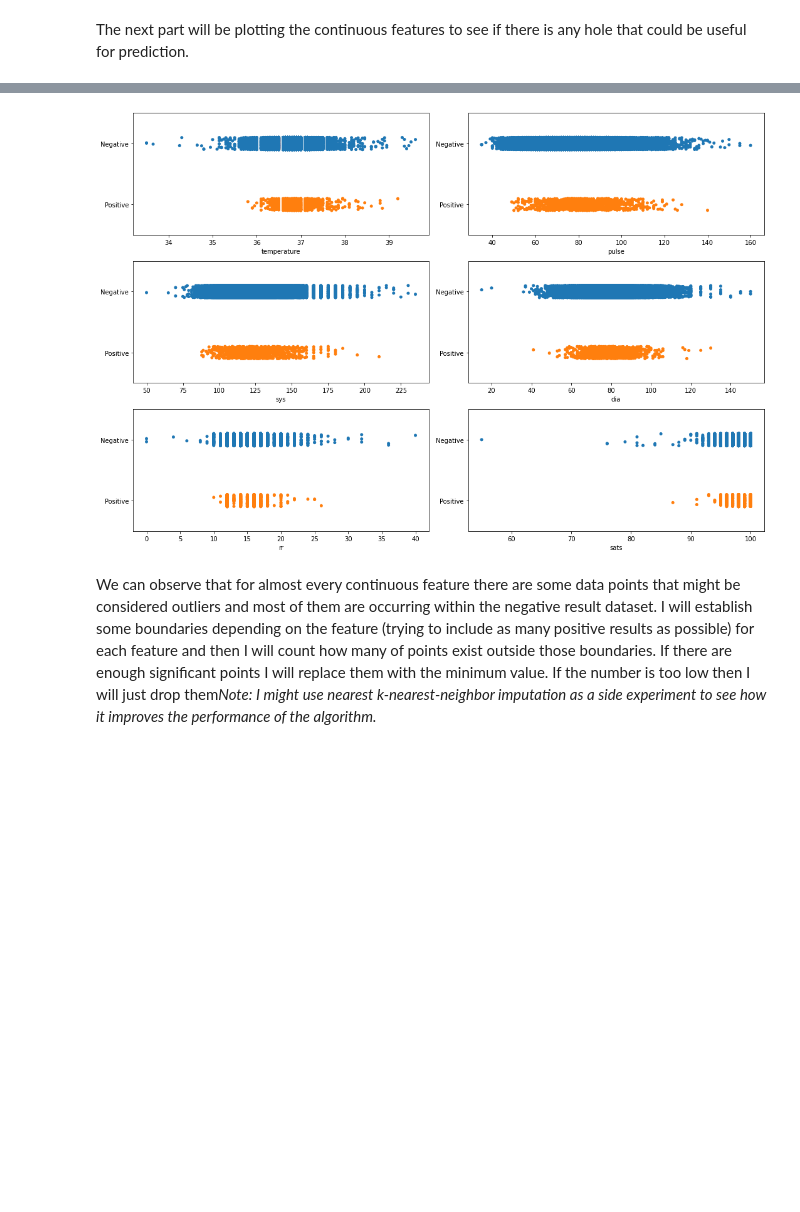
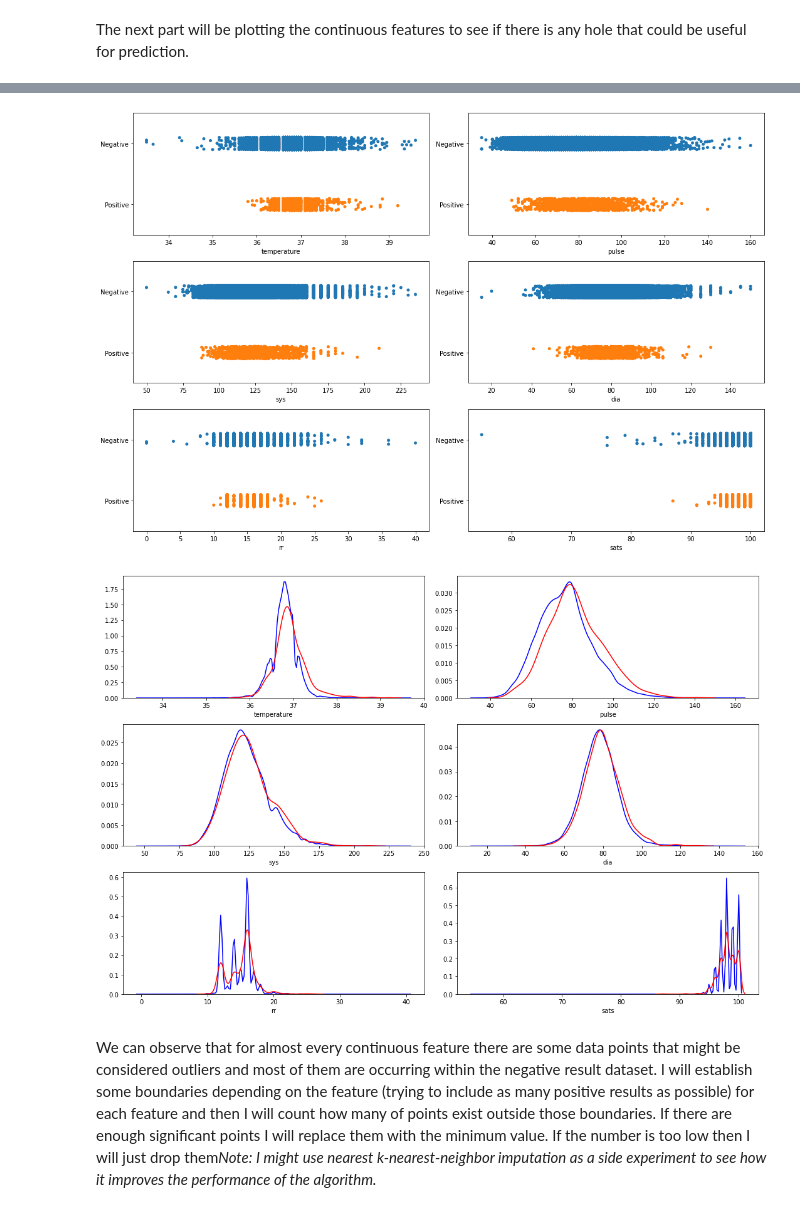
Before and after one commit to Sir-Slade/covid_prediction_project, a Jupyter notebook: DataExploration.ipynb, the cells around one changed output, grey strips where cells are left out. Saved outputs shown, nothing was run; the diff lists cells and outputs as text; code cells hidden in the pictures; blank space fills up the shorter version.

Commit message:
Modified some conditions for cleaning the cough and sob data (the condition seemed to be wrong). Also added distribution plots to the plot_vitals method

```diff
--- a/DataExploration.ipynb
+++ b/DataExploration.ipynb
@@ -139,12 +139,10 @@ All that have cough as nan and have cough severity
 Series([], Name: cough_severity, dtype: int64)
 Number of rows with cough and no cough severity:  781
 # %%
-cough_false_severity_not_na = all_data.loc[(all_data["cough"].notna()) & (all_data["cough"] == False) & (all_data["cough_severity"].notna())].index
+cough_false_severity_not_na = all_data.loc[((all_data["cough"].isna()) | (all_data["cough"] == False)) & (all_data["cough_severity"].notna())].index
 all_data.loc[cough_false_severity_not_na, "cough"] = True
 
 all_data.loc[(all_data["cough"] == True) & (all_data["cough_severity"].isna()), "cough_severity"] = all_data["cough_severity"].mode()[0] #Since it returns a series, the 0 subscript is to retrieve the value
-# %%
-all_data.loc[(all_data["cough"] == False) & (all_data["cough_severity"].isna()), "cough_severity"] = "None"
 # %% [markdown]
 <b>SOB (shortedness of breath) and SOB severity</b>
 # %%
@@ -178,7 +176,7 @@ All that have sob as nan and have sob severity
 Series([], Name: sob_severity, dtype: int64)
 Number of rows with sob and no sob severity:  492
 # %%
-sob_false_severity_not_na = all_data.loc[(all_data["sob"].notna()) & (all_data["sob"] == False) & (all_data["sob_severity"].notna())].index
+sob_false_severity_not_na = all_data.loc[((all_data["sob"].isna()) | (all_data["sob"] == False)) & (all_data["sob_severity"].notna())].index
 all_data.loc[sob_false_severity_not_na, "sob"] = True
 
 all_data.loc[(all_data["sob"] == True) & (all_data["sob_severity"].isna()), "sob_severity"] = all_data["sob_severity"].mode()[0] #Since it returns a series, the 0 subscript is to retrieve the value
@@ -329,24 +327,38 @@ all_data.describe() #After running the line we can see that initially we only ha
 # %%
 def plot_vitals():
     vitals = ["temperature", "pulse", "sys", "dia", "rr", "sats"]
     # 'f' is the figure (the container) where everything will be ploted.
     # 'axes' is the array of subplots (called axes) where each subplot will be plotted (in this case an array of 3 rows and 2 columns)
     # Note: you cann add axes to figures to make them subplots
     f, axes = plt.subplots(3,2, figsize=(15,10))
     i = 0
     j = 0
     for feature in vitals:
         sns.stripplot(data=all_data, x=feature, y="covid19_test_results", ax=axes[i % 3][j % 2])    #this returns an 'ax' object, which we are passing
         axes[i % 3][j % 2].set_ylabel('')
         j+=1
         if j%2 == 0:
             i+=1
 
     f.tight_layout()
 
+    f2, axes2 = plt.subplots(3,2, figsize=(15,10))
+    i = 0
+    j = 0
+    for feature in vitals:
+        sns.distplot(all_data.loc[all_data["covid19_test_results"] == "Negative", feature], ax=axes2[i % 3][j % 2], color="b", hist=False)    #this returns an 'ax' object, which we are passing
+        sns.distplot(all_data.loc[all_data["covid19_test_results"] == "Positive", feature], ax=axes2[i % 3][j % 2], color="r", hist=False)    #this returns an 'ax' object, which we are passing
+        axes2[i % 3][j % 2].set_ylabel('')
+        j+=1
+        if j%2 == 0:
+            i+=1
+
+    f2.tight_layout()
+
 plot_vitals()
 # %% [output]
-[figure, old version]
+[figure, new version]
+[figure, added]
 # %% [markdown]
 We can observe that for almost every continuous feature there are some data points that might be considered outliers and most of them are occurring within the negative result dataset. I will establish some boundaries depending on the feature (trying to include as many positive results as possible) for each feature and then I will count how many of points exist outside those boundaries. If there are enough significant points I will replace them with the minimum value. If the number is too low then I will just drop them<i>Note: I might use nearest k-nearest-neighbor imputation as a side experiment to see how it improves the performance of the algorithm.</i><br>
 # %% [markdown]
```
Also changed, not shown: parts of 3 cells of this notebook.
